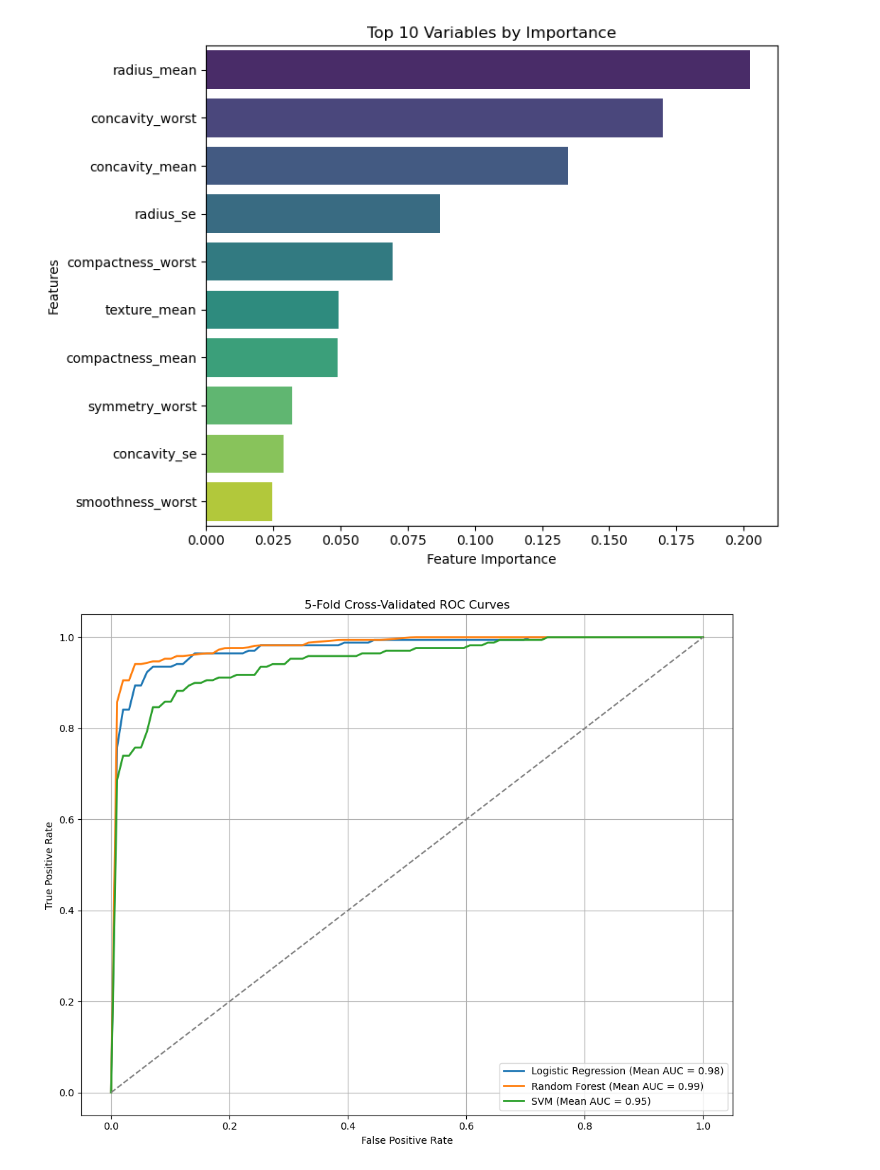
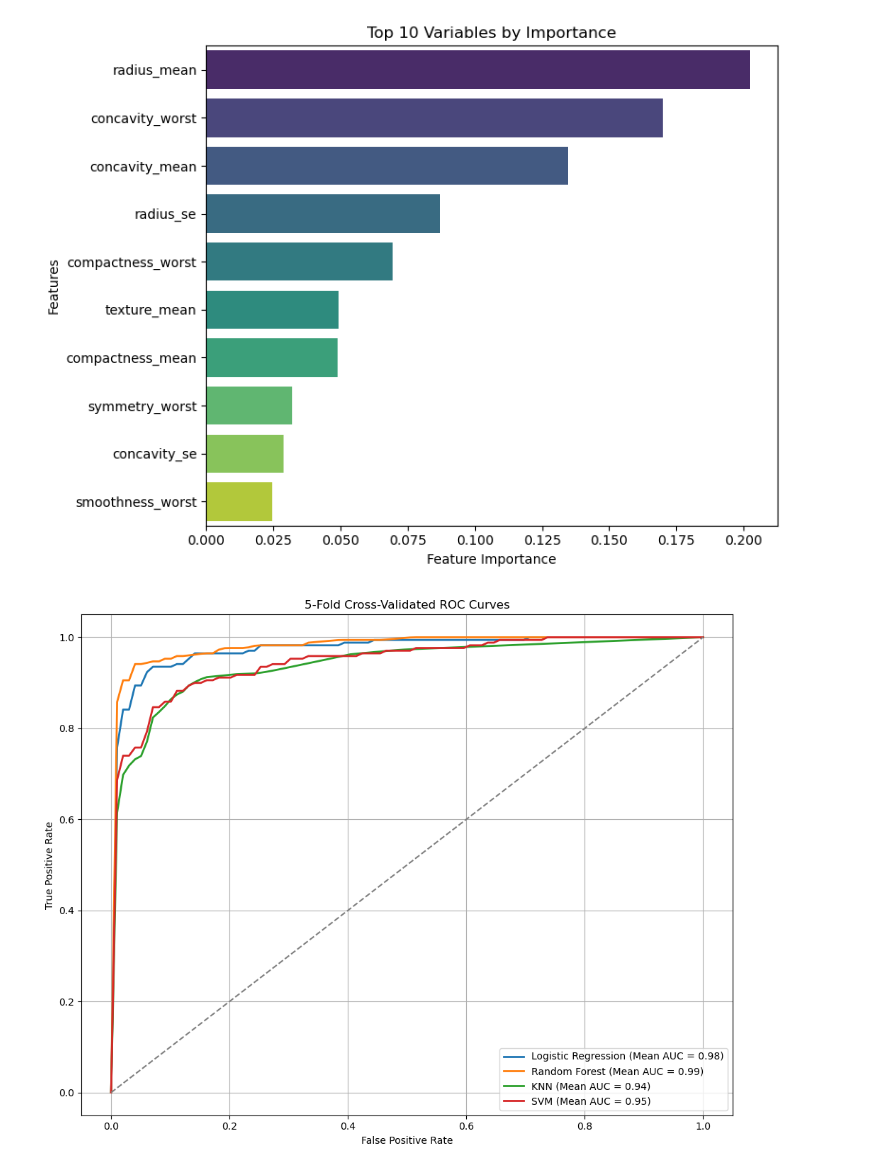
Before and after one commit to omaralfaqih6/breast_cancer_wisconsin, a Jupyter notebook: src/data_prep_mod_setup.ipynb, the cells around one changed output. Drawn from its saved outputs; the diff is of its cells as text; code cells hidden in the pictures.

```diff
--- a/src/data_prep_mod_setup.ipynb
+++ b/src/data_prep_mod_setup.ipynb
@@ -353,11 +365,3 @@ from sklearn.metrics import classification_report, confusion_matrix, accuracy_sc
 # %% [markdown]
 ## Dataset Preparation for Training & Testing<br>
 Now our code will prepare the dataset by splitting it into training and testing sets. This procedure will ensure the dataset readiness to be feed into our chosen machine learning models.
-# %%
-# Read the analysis dataset
-import pandas as pd
-
-data = pd.read_csv('ana_set.csv')
-
-# Display the first few rows
-print(data.head(2))
@@ -545,7 +580,7 @@ weighted avg       0.91      0.91      0.91       114
 
 # Create a list to hold performance metrics
 results = []
-models = {'Logistic Regression': y_pred_lr,'Random Forest': y_pred_rf,'SVM': y_pred_svm}
+models = {'Logistic Regression': y_pred_lr,'Random Forest': y_pred_rf,'SVM': y_pred_svm, 'KNN': y_pred_knn}
 
 # Collect performance metrics for each model
 for name, y_pred in models.items():
@@ -622,25 +664,0 @@ plt.show()
-# %%
-## Collect the AUC values from above models and put it in the performance_df table for results
-models = {'Logistic Regression': (y_pred_lr, auc_lr),'Random Forest': (y_pred_rf, auc_rf),'Support Vector Machine': (y_pred_svm, auc_svm)}
-
-## add aucs in the table with other metrics
-results = []
-for name, (y_pred, auc_val) in models.items():
-    results.append({
-        'Model': name,
-        'Accuracy': accuracy_score(y_test, y_pred),
-        'Precision': precision_score(y_test, y_pred, pos_label=1),
-        'Recall': recall_score(y_test, y_pred, pos_label=1),
-        'F1 Score': f1_score(y_test, y_pred, pos_label=1),
-        'AUC': auc_val
-    })
-
-# ---- Create Table ---- #
-performance_df = pd.DataFrame(results)
-performance_df = performance_df.round(3)
-# print(performance_df)
-# transpose table for easy viewing/comparing
-metrics_df = performance_df.set_index('Model').T
-
-# Print the transposed table
-print(metrics_df)
@@ -759,7 +770,7 @@ plt.show()
 
 from sklearn.linear_model import LogisticRegression
 from sklearn.ensemble import RandomForestClassifier
-#from sklearn.neighbors import KNeighborsClassifier
+from sklearn.neighbors import KNeighborsClassifier
 from sklearn.svm import SVC
 
 from sklearn.model_selection import StratifiedKFold
@@ -771,7 +782,7 @@ import numpy as np
 models = {
     'Logistic Regression': LogisticRegression(max_iter=1000, random_state=42),
     'Random Forest': RandomForestClassifier(random_state=42),
-    #'KNN': KNeighborsClassifier(n_neighbors=5),
+    'KNN': KNeighborsClassifier(n_neighbors=11),
     'SVM': SVC(probability=True, kernel='rbf', random_state=42)
 }
 
@@ -790,31 +801,31 @@ for name, model in models.items():
 
         model.fit(X_cv_train, y_cv_train)
         y_proba = model.predict_proba(X_cv_val)[:, 1]
 
         fpr, tpr, _ = roc_curve(y_cv_val, y_proba)
         roc_auc = auc(fpr, tpr)
         aucs.append(roc_auc)
 
         tpr_interp = np.interp(mean_fpr, fpr, tpr)
         tpr_interp[0] = 0.0
         tprs.append(tpr_interp)
 
     mean_tpr = np.mean(tprs, axis=0)
     mean_tpr[-1] = 1.0
     mean_auc = np.mean(aucs)
 
     plt.plot(mean_fpr, mean_tpr, lw=2,
              label=f'{name} (Mean AUC = {mean_auc:.2f})')
 
 # Plot random chance line
 plt.plot([0, 1], [0, 1], linestyle='--', color='gray')
 
 plt.xlabel('False Positive Rate')
 plt.ylabel('True Positive Rate')
 plt.title('5-Fold Cross-Validated ROC Curves')
 plt.legend(loc='lower right')
 plt.grid()
 plt.tight_layout()
 plt.show()
 # %% [output]
-[figure, old version]
+[figure, new version]
```
Also changed, not shown: parts of 7 cells of this notebook.
